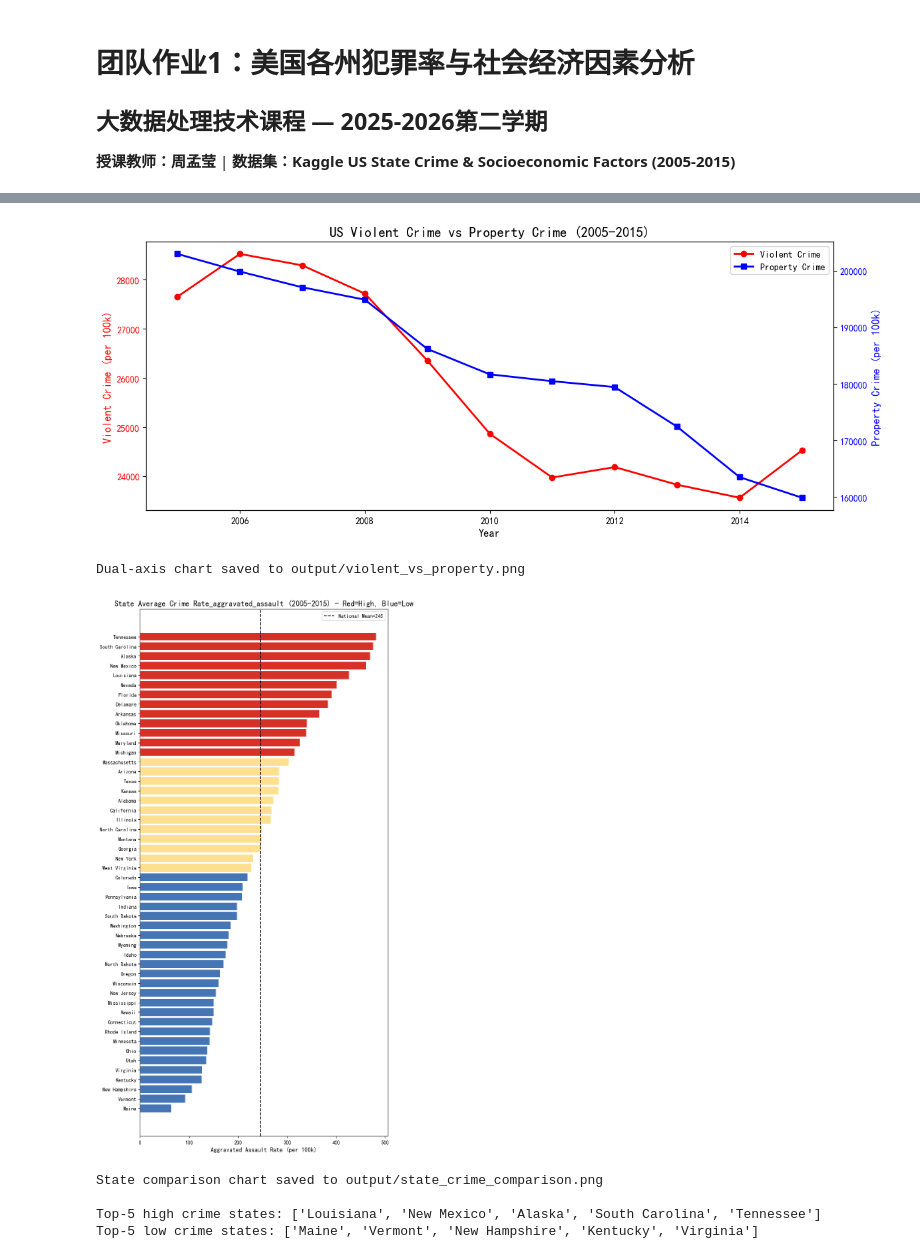
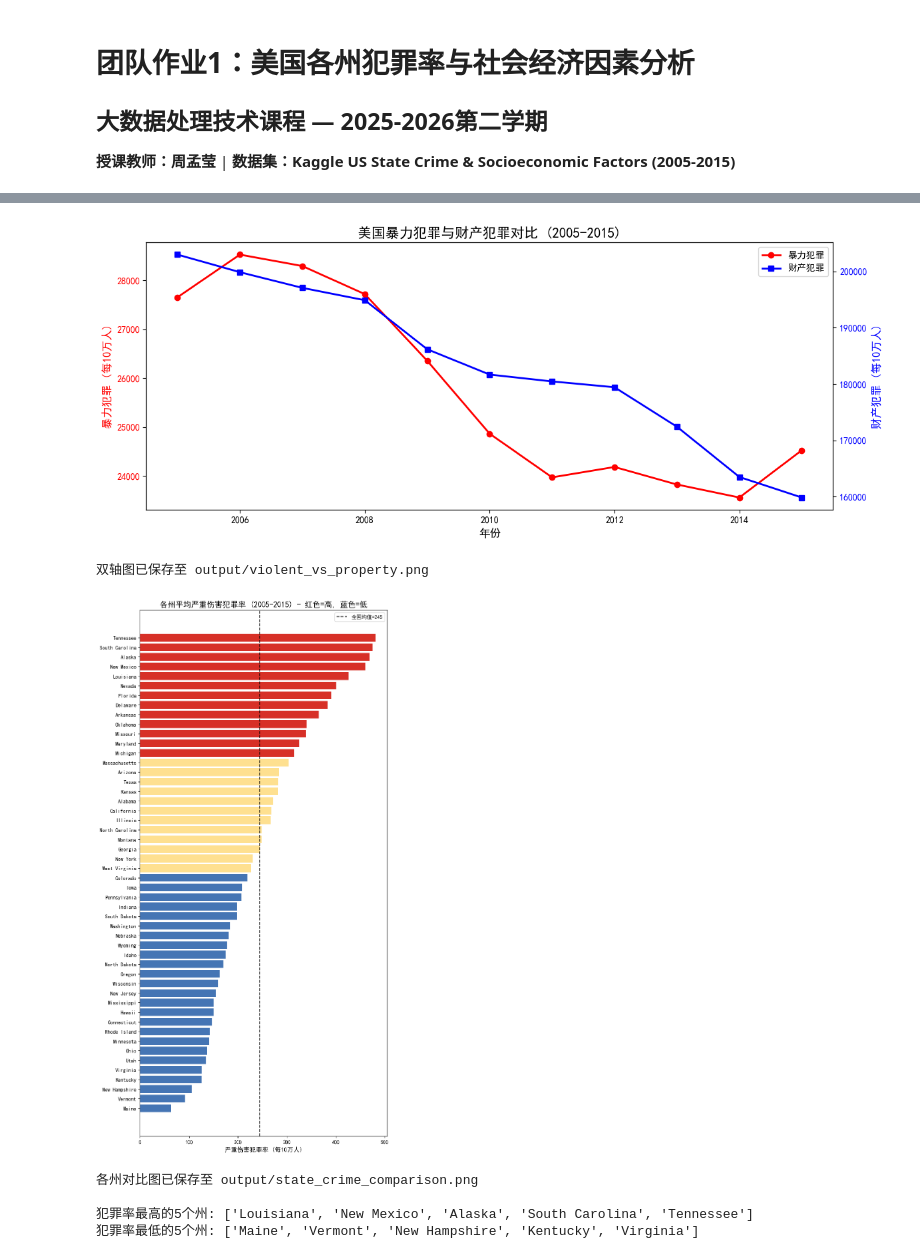
Before and after one commit to Felix-heinado/BGG-BoardGameGeek-TidyTuesday-2019-, a Jupyter notebook: Desktop/新建文件夹 (2)/team_project/team_assignment1.ipynb, the cells around one changed output, grey strips where cells are left out. Saved outputs shown, nothing was run; the diff lists cells and outputs as text; code cells hidden in the pictures.

```diff
--- a/Desktop/新建文件夹 (2)/team_project/team_assignment1.ipynb
+++ b/Desktop/新建文件夹 (2)/team_project/team_assignment1.ipynb
@@ -153,30 +153,30 @@ Outlier rows preview:
 | 189 | Louisiana | 2007 | 545.536620 | 1093.169577 | 14.557892 |
 | 190 | Louisiana | 2008 | 489.208751 | 1032.103956 | 12.333375 |
 # %%
-# Format standardization & region classification
+# 格式标准化与地区分类
 
-# Standardize string columns
+# 标准化字符串列
 str_cols = df.select_dtypes(include=['object']).columns
 for col in str_cols:
     df[col] = df[col].str.strip()
 df['Year'] = df['Year'].astype(int)
 
-# US 4-region classification
+# 美国四大地区分类
 region_map = {
-    'Northeast': ['ME', 'NH', 'VT', 'MA', 'RI', 'CT', 'NY', 'NJ', 'PA'],
-    'Midwest': ['OH', 'IN', 'IL', 'MI', 'WI', 'MN', 'IA', 'MO', 'ND', 'SD', 'NE', 'KS'],
-    'South': ['DE', 'MD', 'VA', 'WV', 'KY', 'NC', 'SC', 'TN', 'GA', 'FL', 'AL', 'MS',
+    '东北部': ['ME', 'NH', 'VT', 'MA', 'RI', 'CT', 'NY', 'NJ', 'PA'],
+    '中西部': ['OH', 'IN', 'IL', 'MI', 'WI', 'MN', 'IA', 'MO', 'ND', 'SD', 'NE', 'KS'],
+    '南部': ['DE', 'MD', 'VA', 'WV', 'KY', 'NC', 'SC', 'TN', 'GA', 'FL', 'AL', 'MS',
               'AR', 'LA', 'TX', 'OK', 'DC'],
-    'West': ['MT', 'ID', 'WY', 'CO', 'NM', 'AZ', 'UT', 'NV', 'WA', 'OR', 'CA', 'AK', 'HI']
+    '西部': ['MT', 'ID', 'WY', 'CO', 'NM', 'AZ', 'UT', 'NV', 'WA', 'OR', 'CA', 'AK', 'HI']
 }
 df['Region'] = df['State Abbr'].map(
     {abbr: r for r, states in region_map.items() for abbr in states}
 )
 unmapped = df[df['Region'].isna()]['State Abbr'].unique()
 if len(unmapped) > 0:
-    print(f"Unmapped state codes: {unmapped}")
+    print(f"未映射的州代码: {unmapped}")
 
-print("Format standardization complete")
-print(f"Final dataset: {df.shape}")
-print(f"50 states by region:\n{df.groupby('Region')['State'].nunique()}")
+print("格式标准化完成")
+print(f"最终数据集: {df.shape}")
+print(f"50个州按地区分布:\n{df.groupby('Region')['State'].nunique()}")
 # %% [output]
@@ -269,58 +269,58 @@ Key observation: Most crime types show a declining trend during 2005-2015
 # %%
-# Violent Crime vs Property Crime trend comparison
+# 暴力犯罪 vs 财产犯罪趋势对比
 if 'Violent Crime' in df.columns and 'Property Crime' in df.columns:
     yearly_vp = df.groupby('Year')[['Violent Crime', 'Property Crime']].mean()
 
     fig, ax1 = plt.subplots(figsize=(12, 5))
     ax2 = ax1.twinx()
-    ax1.plot(yearly_vp.index, yearly_vp['Violent Crime'], 'r-o', linewidth=2, markersize=6, label='Violent Crime')
-    ax2.plot(yearly_vp.index, yearly_vp['Property Crime'], 'b-s', linewidth=2, markersize=6, label='Property Crime')
-    ax1.set_xlabel('Year', fontsize=12)
-    ax1.set_ylabel('Violent Crime (per 100k)', color='red', fontsize=12)
-    ax2.set_ylabel('Property Crime (per 100k)', color='blue', fontsize=12)
+    ax1.plot(yearly_vp.index, yearly_vp['Violent Crime'], 'r-o', linewidth=2, markersize=6, label='暴力犯罪')
+    ax2.plot(yearly_vp.index, yearly_vp['Property Crime'], 'b-s', linewidth=2, markersize=6, label='财产犯罪')
+    ax1.set_xlabel('年份', fontsize=12)
+    ax1.set_ylabel('暴力犯罪 (每10万人)', color='red', fontsize=12)
+    ax2.set_ylabel('财产犯罪 (每10万人)', color='blue', fontsize=12)
     ax1.tick_params(axis='y', labelcolor='red')
     ax2.tick_params(axis='y', labelcolor='blue')
 
     lines1, labels1 = ax1.get_legend_handles_labels()
     lines2, labels2 = ax2.get_legend_handles_labels()
     ax1.legend(lines1 + lines2, labels1 + labels2, loc='upper right', fontsize=10)
-    plt.title('US Violent Crime vs Property Crime (2005-2015)', fontsize=15, fontweight='bold')
+    plt.title('美国暴力犯罪与财产犯罪对比 (2005-2015)', fontsize=15, fontweight='bold')
     plt.tight_layout()
     plt.savefig('output/violent_vs_property.png', dpi=150, bbox_inches='tight')
     plt.show()
-    print("Dual-axis chart saved to output/violent_vs_property.png")
+    print("双轴图已保存至 output/violent_vs_property.png")
 # %% [output]
-[figure, old version]
+[figure, new version]
-Dual-axis chart saved to output/violent_vs_property.png
+双轴图已保存至 output/violent_vs_property.png
 # %%
-# === EDA 3: State Crime Comparison ===
-# Corresponding to "Spatial Data" (Chapter3 pp.22-24, Chapter6)
+# === EDA 3：各州犯罪率对比 ===
+# 对应"空间数据" (第3章第22-24页，第6章)
 
 main_crime = 'Crime Rate_aggravated_assault'
 state_avg = df.groupby('State')[rate_cols].mean()
 state_sorted = state_avg[main_crime].sort_values()
 
 fig, ax = plt.subplots(figsize=(8, 15))
 colors = ['#d73027' if x > state_avg[main_crime].quantile(0.75) else
           '#fee090' if x > state_avg[main_crime].median() else '#4575b4'
           for x in state_sorted.values]
 ax.barh(state_sorted.index, state_sorted.values, color=colors)
-ax.set_xlabel('Aggravated Assault Rate (per 100k)', fontsize=12)
-ax.set_title(f'State Average {main_crime} (2005-2015) - Red=High, Blue=Low', fontsize=15, fontweight='bold')
+ax.set_xlabel('严重伤害犯罪率 (每10万人)', fontsize=12)
+ax.set_title('各州平均严重伤害犯罪率 (2005-2015) - 红色=高, 蓝色=低', fontsize=15, fontweight='bold')
 ax.axvline(x=state_avg[main_crime].mean(), color='black', linewidth=1.5,
-           linestyle='--', label=f'National Mean={state_avg[main_crime].mean():.0f}')
+           linestyle='--', label=f'全国均值={state_avg[main_crime].mean():.0f}')
 ax.legend(fontsize=10)
 plt.tight_layout()
 plt.savefig('output/state_crime_comparison.png', dpi=150, bbox_inches='tight')
 plt.show()
-print("State comparison chart saved to output/state_crime_comparison.png")
+print("各州对比图已保存至 output/state_crime_comparison.png")
 
-print(f"\nTop-5 high crime states: {list(state_sorted.tail(5).index)}")
-print(f"Top-5 low crime states: {list(state_sorted.head(5).index)}")
+print(f"\n犯罪率最高的5个州: {list(state_sorted.tail(5).index)}")
+print(f"犯罪率最低的5个州: {list(state_sorted.head(5).index)}")
 # %% [output]
-[figure, old version]
+[figure, new version]
-State comparison chart saved to output/state_crime_comparison.png
+各州对比图已保存至 output/state_crime_comparison.png
 
-Top-5 high crime states: ['Louisiana', 'New Mexico', 'Alaska', 'South Carolina', 'Tennessee']
-Top-5 low crime states: ['Maine', 'Vermont', 'New Hampshire', 'Kentucky', 'Virginia']
+犯罪率最高的5个州: ['Louisiana', 'New Mexico', 'Alaska', 'South Carolina', 'Tennessee']
+犯罪率最低的5个州: ['Maine', 'Vermont', 'New Hampshire', 'Kentucky', 'Virginia']
 # %%
```
Also changed, not shown: parts of 21 cells of this notebook, 32 other files.
